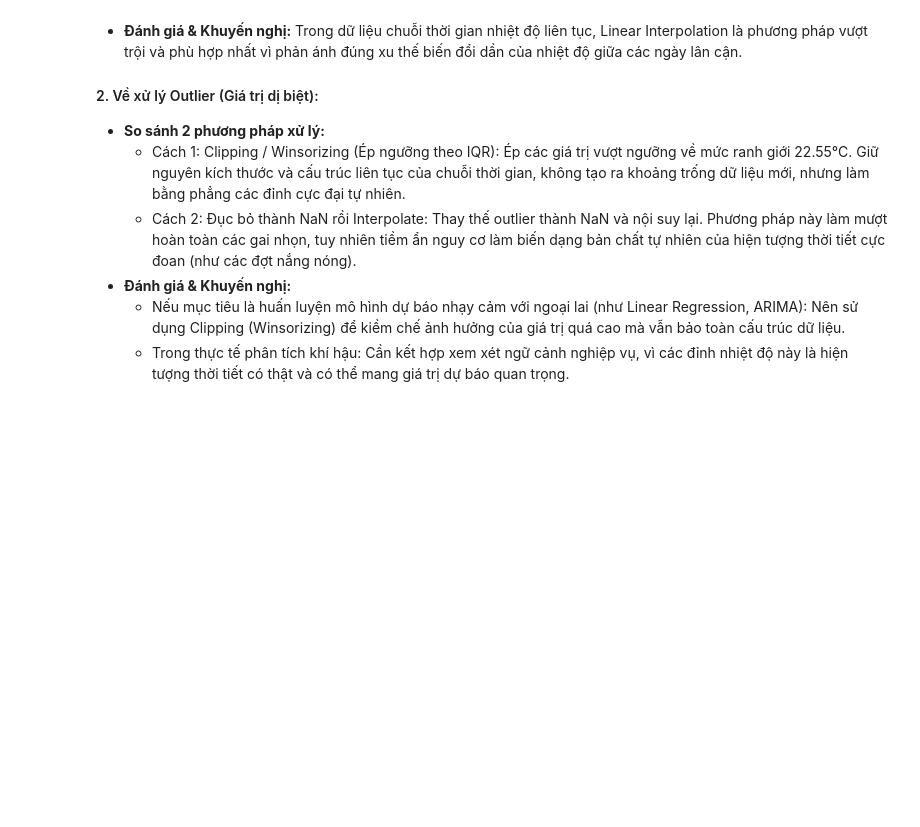
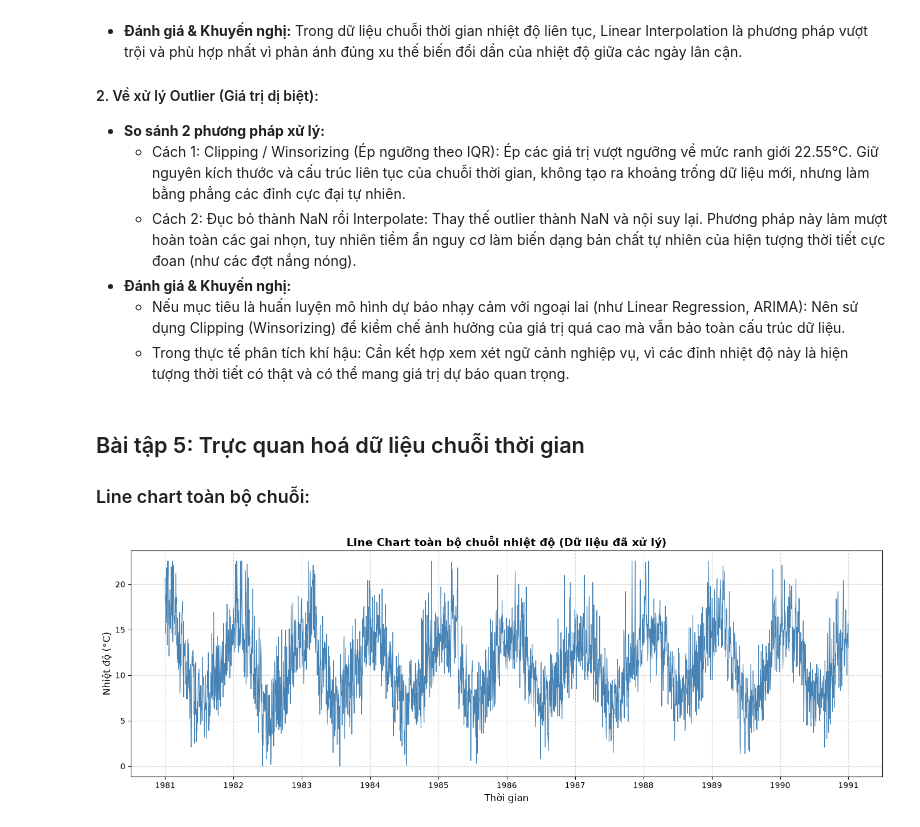
Before and after one commit to luuminhhoa/Lab1_Timeseries, a Jupyter notebook: notebooks/main.ipynb, the cells around one changed output. Saved outputs shown, nothing was run; the diff lists cells and outputs as text; code cells hidden in the pictures; blank space fills up the shorter version.

```diff
--- a/notebooks/main.ipynb
+++ b/notebooks/main.ipynb
@@ -401,3 +553,24 @@ plt.show()
 - **Đánh giá & Khuyến nghị:**
   - Nếu mục tiêu là huấn luyện mô hình dự báo nhạy cảm với ngoại lai (như Linear Regression, ARIMA): Nên sử dụng Clipping (Winsorizing) để kiềm chế ảnh hưởng của giá trị quá cao mà vẫn bảo toàn cấu trúc dữ liệu.
   - Trong thực tế phân tích khí hậu: Cần kết hợp xem xét ngữ cảnh nghiệp vụ, vì các đỉnh nhiệt độ này là hiện tượng thời tiết có thật và có thể mang giá trị dự báo quan trọng.
+# %% [markdown]
+## Bài tập 5: Trực quan hoá dữ liệu chuỗi thời gian
+
+### Line chart toàn bộ chuỗi:
+# %%
+fig, ax = plt.subplots(figsize=(14, 5))
+
+ax.plot(df_handled.index, df_handled['Temp'], color='steelblue', linewidth=0.8)
+ax.set_title(
+    'Line Chart toàn bộ chuỗi nhiệt độ (Dữ liệu đã xử lý)',
+    fontsize=14,
+    fontweight='bold',
+)
+ax.set_xlabel('Thời gian', fontsize=12)
+ax.set_ylabel('Nhiệt độ (°C)', fontsize=12)
+ax.grid(True, linestyle='--', alpha=0.5)
+
+plt.tight_layout()
+plt.show()
+# %% [output]
+[figure, added]
```
Also changed, not shown: parts of 16 cells of this notebook.
